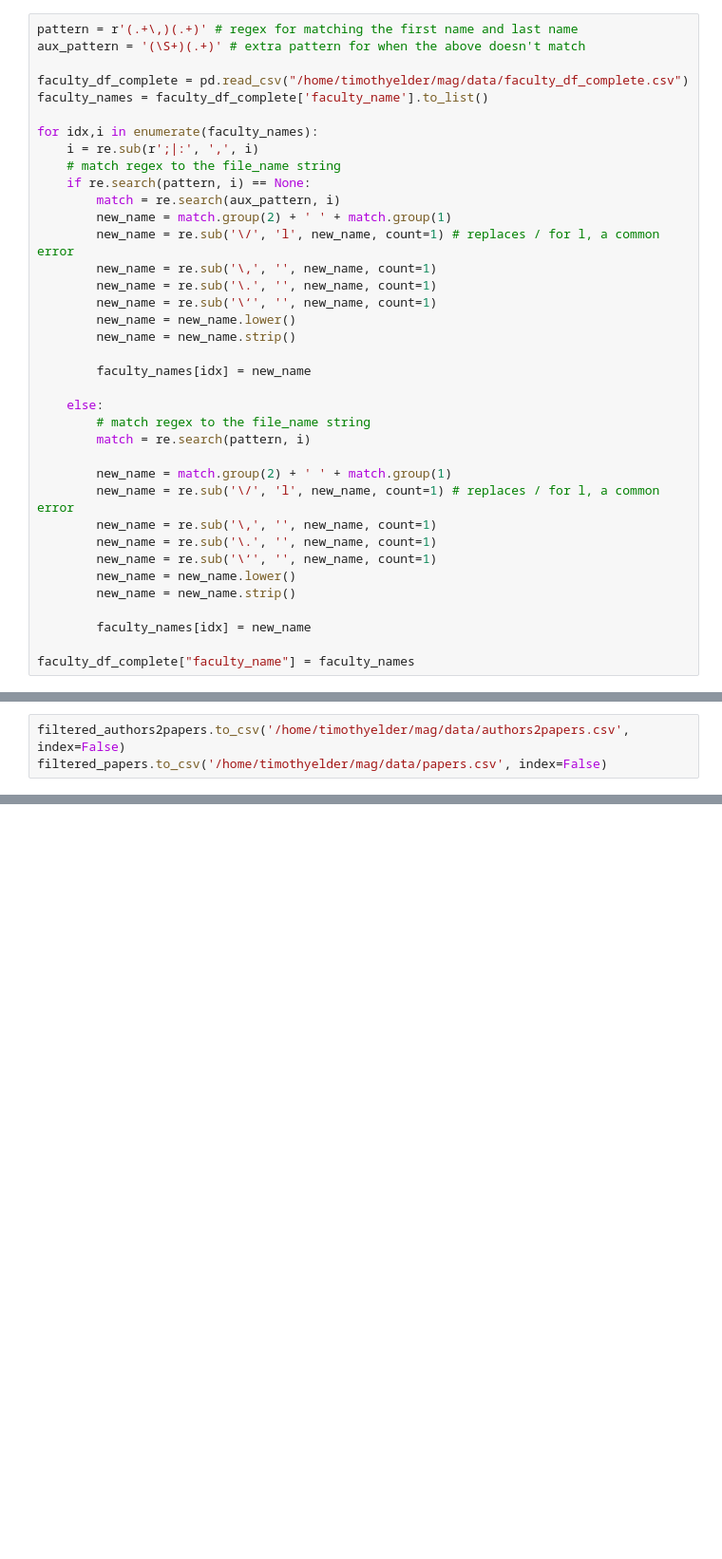
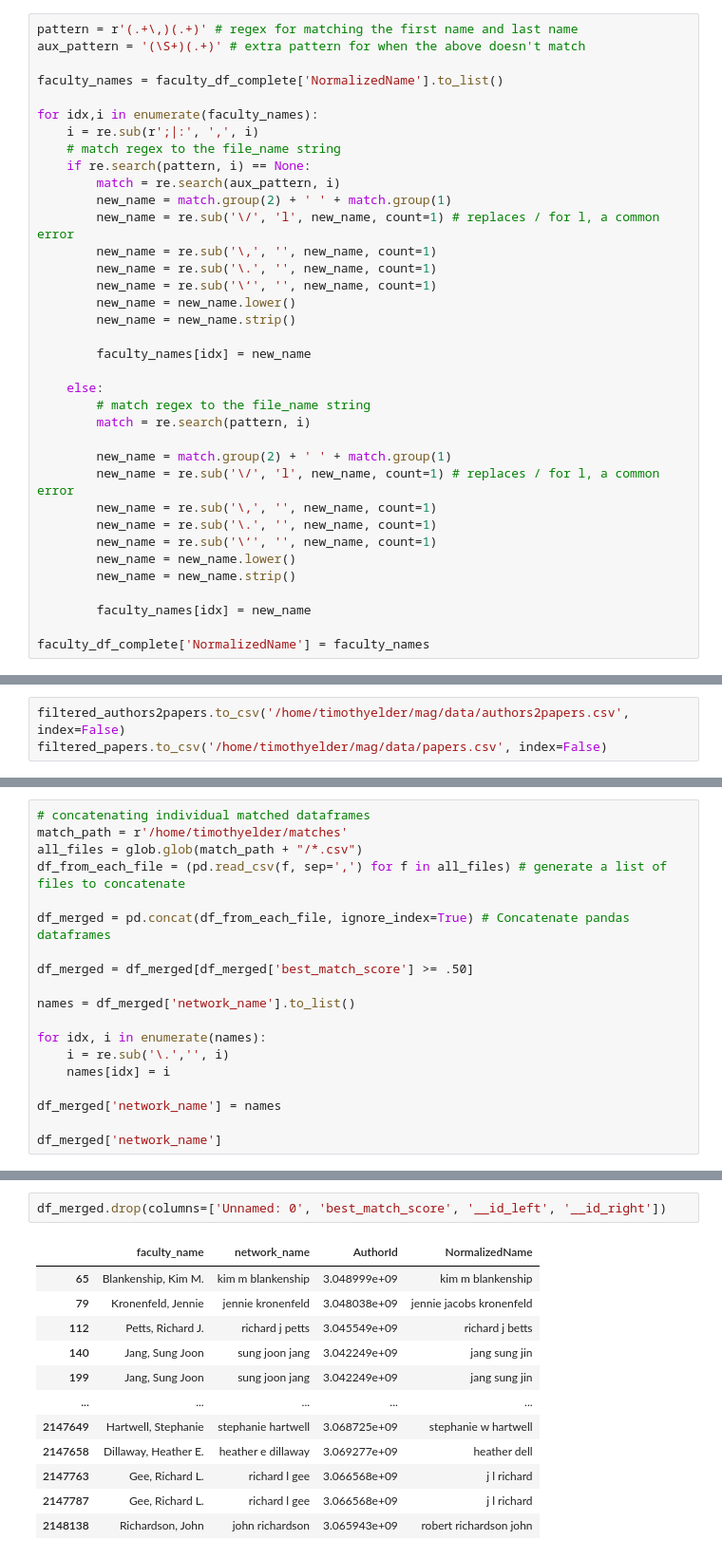
Before and after one commit to TimothyElder/mag, a Jupyter notebook: scripts/notebooks/link_affiliation.ipynb, the cells around one changed output, grey strips where cells are left out. Shown: that part at 95% size. Saved outputs shown, nothing was run; the diff lists cells and outputs as text; blank space fills up the shorter version.

```diff
--- a/scripts/notebooks/link_affiliation.ipynb
+++ b/scripts/notebooks/link_affiliation.ipynb
@@ -150,8 +130,7 @@ affiliations_df[affiliations_df['NormalizedName'].str.contains('albany')].comput
 pattern = r'(.+\,)(.+)' # regex for matching the first name and last name
 aux_pattern = '(\S+)(.+)' # extra pattern for when the above doesn't match
 
-faculty_df_complete = pd.read_csv("/home/timothyelder/mag/data/faculty_df_complete.csv")
-faculty_names = faculty_df_complete['faculty_name'].to_list()
+faculty_names = faculty_df_complete['NormalizedName'].to_list()
 
 for idx,i in enumerate(faculty_names):
     i = re.sub(r';|:', ',', i)
@@ -182,4 +161,4 @@ for idx,i in enumerate(faculty_names):
 
         faculty_names[idx] = new_name
 
-faculty_df_complete["faculty_name"] = faculty_names
+faculty_df_complete['NormalizedName'] = faculty_names
@@ -557,0 +627,19 @@ filtered_papers.to_csv('/home/timothyelder/mag/data/papers.csv', index=False)
+# %%
+# concatenating individual matched dataframes
+match_path = r'/home/timothyelder/matches'
+all_files = glob.glob(match_path + "/*.csv")
+df_from_each_file = (pd.read_csv(f, sep=',') for f in all_files) # generate a list of files to concatenate
+
+df_merged = pd.concat(df_from_each_file, ignore_index=True) # Concatenate pandas dataframes
+
+df_merged = df_merged[df_merged['best_match_score'] >= .50]
+
+names = df_merged['network_name'].to_list()
+
+for idx, i in enumerate(names):
+    i = re.sub('\.','', i)
+    names[idx] = i
+
+df_merged['network_name'] = names
+
+df_merged['network_name']
@@ -557,0 +729,15 @@ filtered_papers.to_csv('/home/timothyelder/mag/data/papers.csv', index=False)
+# %%
+df_merged.drop(columns=['Unnamed: 0', 'best_match_score', '__id_left', '__id_right'])
+# %% [output]
+|  | faculty_name | network_name | AuthorId | NormalizedName |
+| 65 | Blankenship, Kim M. | kim m blankenship | 3.048999e+09 | kim m blankenship |
+| 79 | Kronenfeld, Jennie | jennie kronenfeld | 3.048038e+09 | jennie jacobs kronenfeld |
+| 112 | Petts, Richard J. | richard j petts | 3.045549e+09 | richard j betts |
+| 140 | Jang, Sung Joon | sung joon jang | 3.042249e+09 | jang sung jin |
+| 199 | Jang, Sung Joon | sung joon jang | 3.042249e+09 | jang sung jin |
+| ... | ... | ... | ... | ... |
+| 2147649 | Hartwell, Stephanie | stephanie hartwell | 3.068725e+09 | stephanie w hartwell |
+| 2147658 | Dillaway, Heather E. | heather e dillaway | 3.069277e+09 | heather dell |
+| 2147763 | Gee, Richard L. | richard l gee | 3.066568e+09 | j l richard |
+| 2147787 | Gee, Richard L. | richard l gee | 3.066568e+09 | j l richard |
+| 2148138 | Richardson, John | john richardson | 3.065943e+09 | robert richardson john |
```
Also changed, not shown: parts of 62 cells of this notebook, 2 other files.
